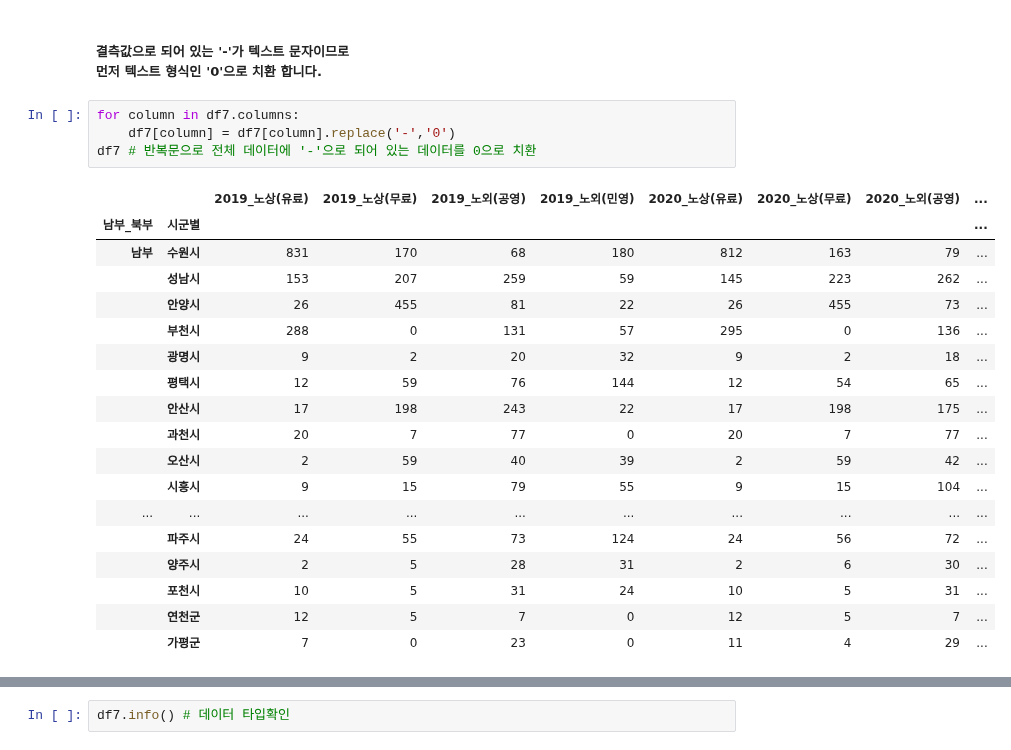
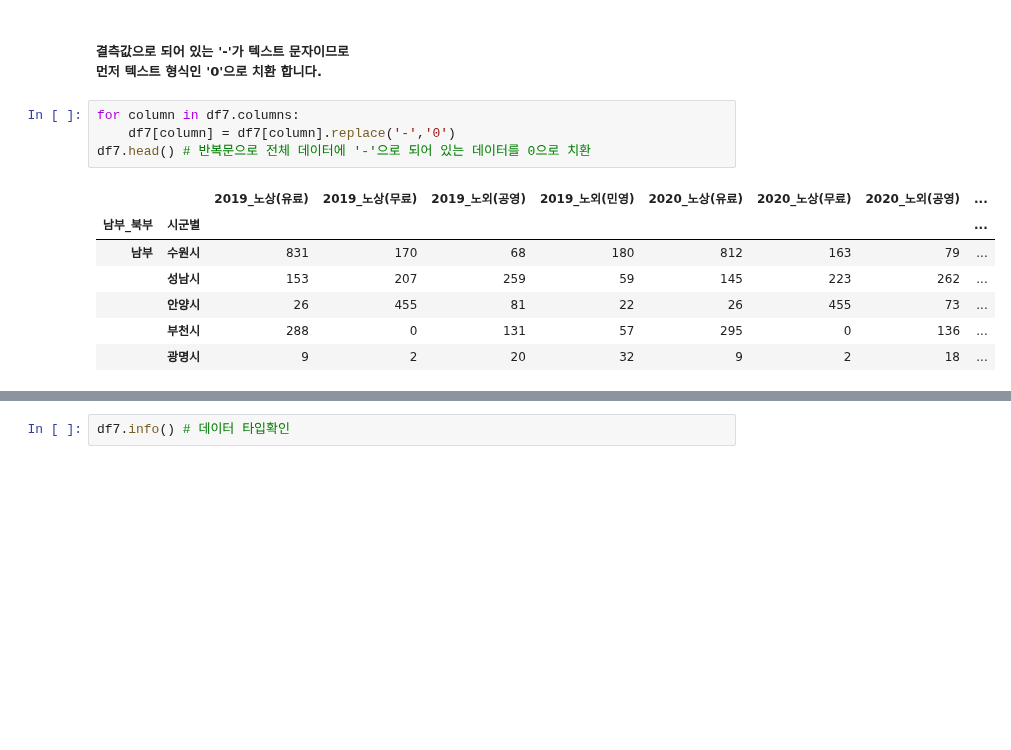
Before and after one commit to SANGHEEZZANG/GGpark, a Jupyter notebook: 경기도주차장수.ipynb, the cells around one changed output, grey strips where cells are left out. Saved outputs shown, nothing was run; the diff lists cells and outputs as text; blank space fills up the shorter version.

```diff
--- a/경기도주차장수.ipynb
+++ b/경기도주차장수.ipynb
@@ -189,26 +189,15 @@ df7['2019_노상(유료)'] = df7['2019_노상(유료)'].replace('-','0') # '-'
 # %%
 for column in df7.columns:
     df7[column] = df7[column].replace('-','0')
-df7 # 반복문으로 전체 데이터에 '-'으로 되어 있는 데이터를 0으로 치환
+df7.head() # 반복문으로 전체 데이터에 '-'으로 되어 있는 데이터를 0으로 치환
 # %% [output]
 |  |  | 2019_노상(유료) | 2019_노상(무료) | 2019_노외(공영) | 2019_노외(민영) | 2020_노상(유료) | 2020_노상(무료) | 2020_노외(공영) | ... |
 | 남부_북부 | 시군별 |  |  |  |  |  |  |  | ... |
 | 남부 | 수원시 | 831 | 170 | 68 | 180 | 812 | 163 | 79 | ... |
 |  | 성남시 | 153 | 207 | 259 | 59 | 145 | 223 | 262 | ... |
 |  | 안양시 | 26 | 455 | 81 | 22 | 26 | 455 | 73 | ... |
 |  | 부천시 | 288 | 0 | 131 | 57 | 295 | 0 | 136 | ... |
 |  | 광명시 | 9 | 2 | 20 | 32 | 9 | 2 | 18 | ... |
-|  | 평택시 | 12 | 59 | 76 | 144 | 12 | 54 | 65 | ... |
-|  | 안산시 | 17 | 198 | 243 | 22 | 17 | 198 | 175 | ... |
-|  | 과천시 | 20 | 7 | 77 | 0 | 20 | 7 | 77 | ... |
-|  | 오산시 | 2 | 59 | 40 | 39 | 2 | 59 | 42 | ... |
-|  | 시흥시 | 9 | 15 | 79 | 55 | 9 | 15 | 104 | ... |
-| ... | ... | ... | ... | ... | ... | ... | ... | ... | ... |
-|  | 파주시 | 24 | 55 | 73 | 124 | 24 | 56 | 72 | ... |
-|  | 양주시 | 2 | 5 | 28 | 31 | 2 | 6 | 30 | ... |
-|  | 포천시 | 10 | 5 | 31 | 24 | 10 | 5 | 31 | ... |
-|  | 연천군 | 12 | 5 | 7 | 0 | 12 | 5 | 7 | ... |
-|  | 가평군 | 7 | 0 | 23 | 0 | 11 | 4 | 29 | ... |
 # %%
 for column in df7.columns:
     df7[column] = pd.to_numeric(df7[column],errors='coerce')
```
Also changed, not shown: parts of 1 cell of this notebook.
